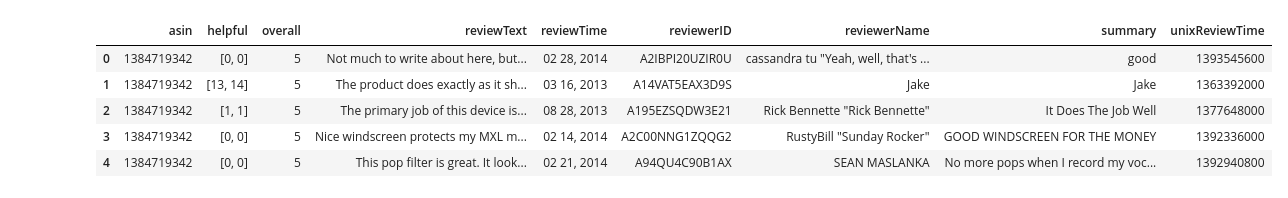
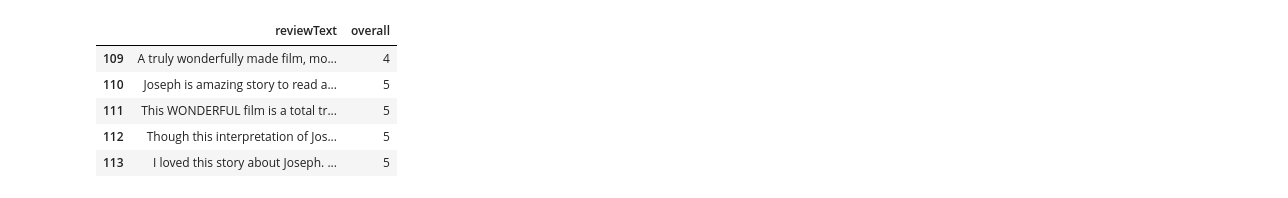
Before and after one commit to Bala000/product-recommend, a Jupyter notebook: pre_processor.ipynb, the cells around one changed output. Saved outputs shown, nothing was run; the diff lists cells and outputs as text; code cells hidden in the pictures.

```diff
--- a/pre_processor.ipynb
+++ b/pre_processor.ipynb
@@ -41,0 +61,23 @@ len(df2)
+# %%
+
+final_df_sentiment = final_df_sentiment.reindex(columns=['asin', 'helpful', 'overall', 'reviewText', 'reviewTime', 'reviewerID', 'reviewerName','summary','unixReviewTime','numerator','denominator'])
+final_df_sentiment.head()
+
+
+# helpful_df = pd.DataFrame(final_df_sentiment.helpful.values.tolist(), columns=['numerator', 'denominator'],index=final_df_sentiment.index)
+# helpful_df.head()
+# final_df_sentiment[['helpful','total']] = pd.DataFrame(final_df_sentiment.helpful.values.tolist(), index=final_df_sentiment.index)
+
+#final_df_sentiment = final_df_sentiment[final_df_sentiment['total'] > 5])
+
+# helpfulness = final_df_sentiment[['helpful','asin']]
+# df3 = pd.DataFrame(helpfulness)
+# df3.head()
+# df3[['helpful','total']] = pd.DataFrame(df3.helpful.values.tolist(), index=df3.index)
+# dfhelpful = df3[['asin', 'helpful','total']]
+# temp_dfhelp = dfhelpful[dfhelpful['total']!=0]
+# temp_dfhelp = (temp_dfhelp[temp_dfhelp['total'] > 5])
+# temp_dfhelp = (temp_dfhelp[(temp_dfhelp['helpful'] / temp_dfhelp['total']) > 0.8 ])
+
+# final_df_sentiment_1 = final_df_sentiment.loc[final_df_sentiment['asin'].isin(temp_dfhelp['asin'])]
+# len(final_df_sentiment_1)
@@ -41,0 +91,2 @@ len(df2)
+# %%
+final_df_sentiment[['numerator','denominator']] = pd.DataFrame(final_df_sentiment.helpful.values.tolist(), index= final_df_sentiment.index)
@@ -41,0 +95,3 @@ len(df2)
+# %%
+final_df_sentiment = (final_df_sentiment[final_df_sentiment['denominator'] > 0])
+final_df_sentiment = final_df_sentiment[final_df_sentiment['numerator'] / final_df_sentiment['denominator'] >= 0.8]
@@ -42,9 +100,11 @@ len(df2)
+# %%
+rating_review = final_df_sentiment[['reviewText','overall']]
 # %%
-final_df_sentiment.head()
+rating_review.head()
 # %% [output]
-|  | asin | helpful | overall | reviewText | reviewTime | reviewerID | reviewerName | summary | unixReviewTime |
-| 0 | 1384719342 | [0, 0] | 5 | Not much to write about here, but... | 02 28, 2014 | A2IBPI20UZIR0U | cassandra tu "Yeah, well, that's ... | good | 1393545600 |
-| 1 | 1384719342 | [13, 14] | 5 | The product does exactly as it sh... | 03 16, 2013 | A14VAT5EAX3D9S | Jake | Jake | 1363392000 |
-| 2 | 1384719342 | [1, 1] | 5 | The primary job of this device is... | 08 28, 2013 | A195EZSQDW3E21 | Rick Bennette "Rick Bennette" | It Does The Job Well | 1377648000 |
-| 3 | 1384719342 | [0, 0] | 5 | Nice windscreen protects my MXL m... | 02 14, 2014 | A2C00NNG1ZQQG2 | RustyBill "Sunday Rocker" | GOOD WINDSCREEN FOR THE MONEY | 1392336000 |
-| 4 | 1384719342 | [0, 0] | 5 | This pop filter is great. It look... | 02 21, 2014 | A94QU4C90B1AX | SEAN MASLANKA | No more pops when I record my voc... | 1392940800 |
+|  | reviewText | overall |
+| 109 | A truly wonderfully made film, mo... | 4 |
+| 110 | Joseph is amazing story to read a... | 5 |
+| 111 | This WONDERFUL film is a total tr... | 5 |
+| 112 | Though this interpretation of Jos... | 5 |
+| 113 | I loved this story about Joseph. ... | 5 |
```
Also changed, not shown: parts of 33 cells of this notebook.
